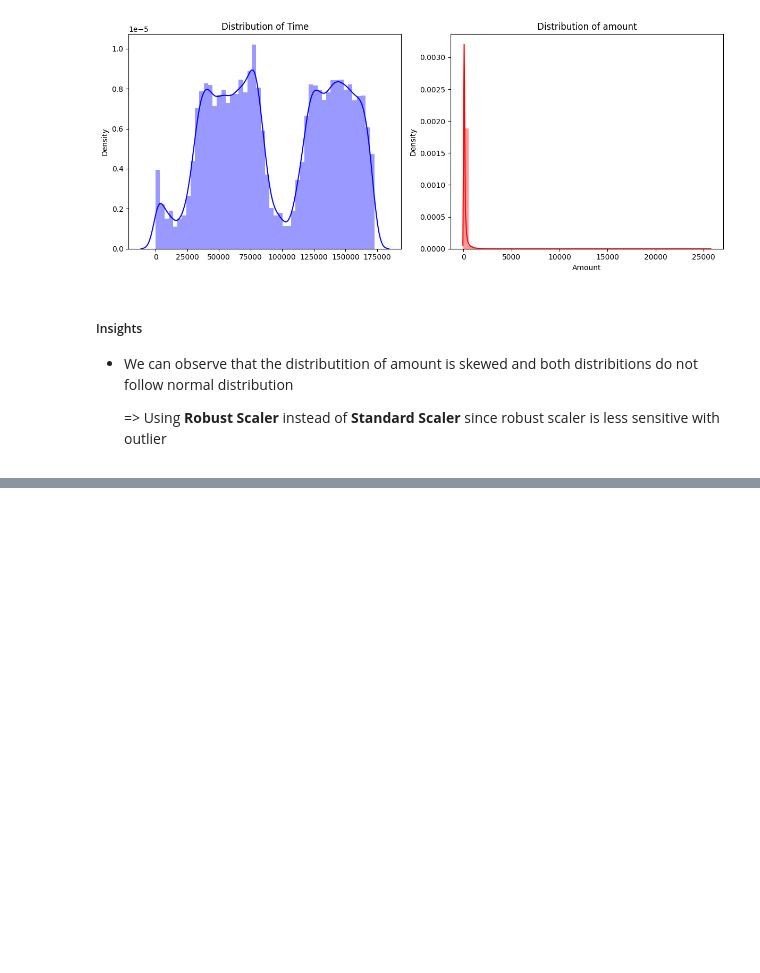
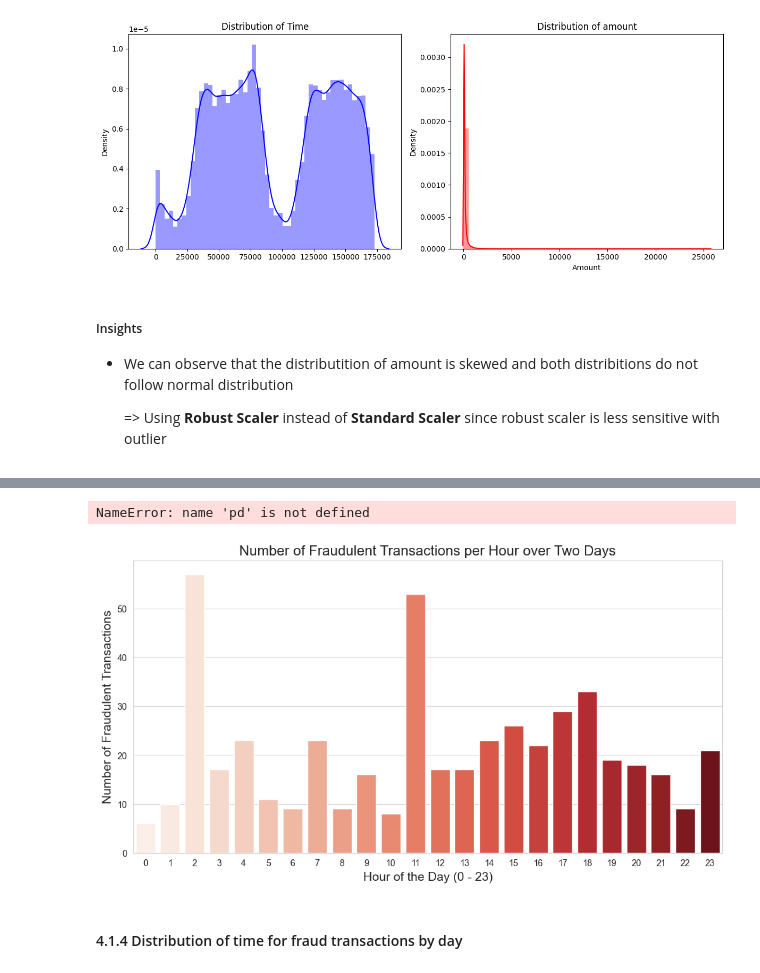
Before and after one commit to qmcao/Credit_Fraud_MLops, a Jupyter notebook: notebook/1 . EDA STUDENT PERFORMANCE .ipynb, the cells around one changed output, grey strips where cells are left out. Drawn from its saved outputs; the diff is of its cells as text; code cells hidden in the pictures; blank space fills up the shorter version.

```diff
--- a/notebook/1 . EDA STUDENT PERFORMANCE .ipynb
+++ b/notebook/1 . EDA STUDENT PERFORMANCE .ipynb
@@ -274,0 +301,46 @@ plt.show()
+# %%
+# Convert 'Time' to Time Delta
+df['Time_Delta'] = pd.to_timedelta(df['Time'], unit='s')
+
+# Create a Reference Start Date
+start_date = pd.to_datetime('2025-01-01')  # can use any arbitrary date
+
+#Add Time Delta to Start Date to Get Timestamp
+df['Timestamp'] = start_date + df['Time_Delta']
+
+# Extract Time of Day
+df['Time_of_Day'] = df['Timestamp'].dt.time
+
+#extract the hour for grouping
+df['Hour'] = df['Timestamp'].dt.hour
+
+# Filter fraudulent transactions
+fraud_trans = df[df['Class'] == 1]
+
+# Group by 'Hour' and count the number of transactions
+fraud_by_hour = fraud_trans.groupby('Hour').size().reset_index(name='Fraud_Count')
+# %% [output]
+NameError: name 'pd' is not defined
+# %%
+# Set the style for seaborn
+sns.set_style('whitegrid')
+
+# Create a figure
+plt.figure(figsize=(12, 6))
+
+# Plot the bar chart
+sns.barplot(data=fraud_by_hour, x='Hour', y='Fraud_Count', palette='Reds')
+
+# Customize the plot
+plt.title('Number of Fraudulent Transactions per Hour over Two Days', fontsize=16)
+plt.xlabel('Hour of the Day (0 - 23)', fontsize=14)
+plt.ylabel('Number of Fraudulent Transactions', fontsize=14)
+plt.xticks(range(0, 24))  # Ensure all hours are represented
+plt.grid(axis='y', alpha=0.75)
+
+# Show the plot
+plt.show()
+# %% [output]
+[figure, added]
+# %% [markdown]
+#### 4.1.4 Distribution of time for fraud transactions by day
```
Also changed, not shown: parts of 6 cells of this notebook, 6 other files.
